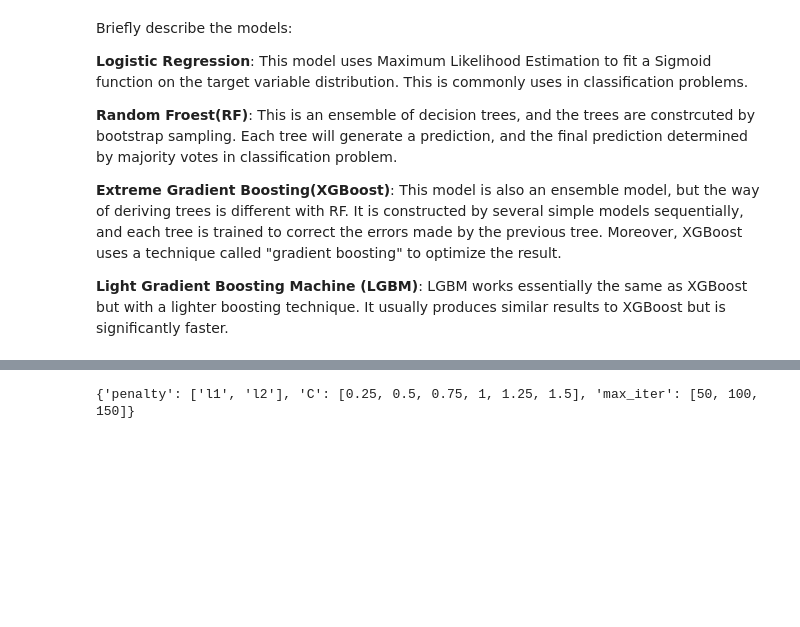
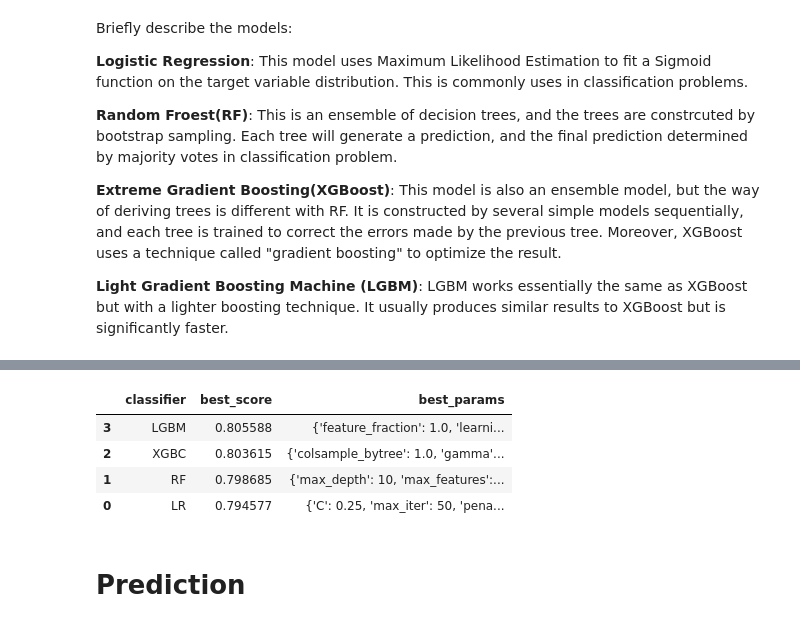
Before and after one commit to chiseanchang0727/kaggle, a Jupyter notebook: survival_prediction_of_spaceship_Titanic/survival_prediction_of_spaceship_Titanic.ipynb, the cells around one changed output, grey strips where cells are left out. Cells and saved outputs as stored; diff of their text form; code cells hidden in the pictures; blank space fills up the shorter version.

```diff
--- a/survival_prediction_of_spaceship_Titanic/survival_prediction_of_spaceship_Titanic.ipynb
+++ b/survival_prediction_of_spaceship_Titanic/survival_prediction_of_spaceship_Titanic.ipynb
@@ -935,9 +936,11 @@ LGBM works essentially the same as XGBoost but with a lighter boosting technique
 RANDOM_STATE = 6
 # %%
 classifiers_dict = {
-    'LR' : LogisticRegression(solver='liblinear' ,random_state = RANDOM_STATE)
-    #'RF' : RandomForestClassifier(random_state=0),
-    #'XGBC' : XGBClassifier(random_state = 0, use_label_encoder=False),
-    #'LGBM' : LGBMClassifier(random_state=0)
+    'LR' : LogisticRegression(solver='liblinear' ,random_state=RANDOM_STATE),
+    'RF' : RandomForestClassifier(random_state=RANDOM_STATE),
+    'XGBC' : XGBClassifier(random_state=RANDOM_STATE, use_label_encoder=False),
+    'LGBM' : LGBMClassifier(random_state=RANDOM_STATE),
+
 
 }
+classifiers_dict
@@ -954,11 +991,14 @@ LR_grid = {"penalty": ["l1","l2"],
 # %%
 grid_set = {
-    'LR' : LR_grid
-    #'RF' : 'RF',
-    #'XGBC' : 'XGBC',
-    #'LGBM' : 'LGBM'
+    'LR' : LR_grid,
+    'RF' : RF_grid,
+    'XGBC' : XGBC_grid,
+    'LGBM' : LGBM_grid
 }
 # %%
+classifier_training_scores = {}
+i = 0
+
 for key, classifier in classifiers_dict.items():
 
     # Grid serach the parameter
@@ -970,5 +1010,19 @@ for key, classifier in classifiers_dict.items():
     # scoring(by default, scoring = accuracy_score for classification)
     clf.score(x_train, y_train)
 
+
+
+    print('Model', key)
     print(clf.best_score_)
+    print(clf.best_params_)
+
+
+    classifier_training_scores[i] ={
+        'classifier': key,
+        'best_score': clf.best_score_,
+        'best_params': clf.best_params_
+    }
+
+
+    i += 1
 # %% [output]
@@ -976,5 +1042,8 @@ for key, classifier in classifiers_dict.items():
-# %%
-for key, classifier in classifiers_dict.items():
-    print(grid_set[key])
-# %% [output]
-{'penalty': ['l1', 'l2'], 'C': [0.25, 0.5, 0.75, 1, 1.25, 1.5], 'max_iter': [50, 100, 150]}
+# %%
+pd.DataFrame(classifier_training_scores).transpose().sort_values('best_score', ascending= False)
+# %% [output]
+|  | classifier | best_score | best_params |
+| 3 | LGBM | 0.805588 | {'feature_fraction': 1.0, 'learni... |
+| 2 | XGBC | 0.803615 | {'colsample_bytree': 1.0, 'gamma'... |
+| 1 | RF | 0.798685 | {'max_depth': 10, 'max_features':... |
+| 0 | LR | 0.794577 | {'C': 0.25, 'max_iter': 50, 'pena... |
@@ -980,0 +1053,2 @@ for key, classifier in classifiers_dict.items():
+# %% [markdown]
+# Prediction
```
Also changed, not shown: parts of 8 cells of this notebook, 10 other files.
